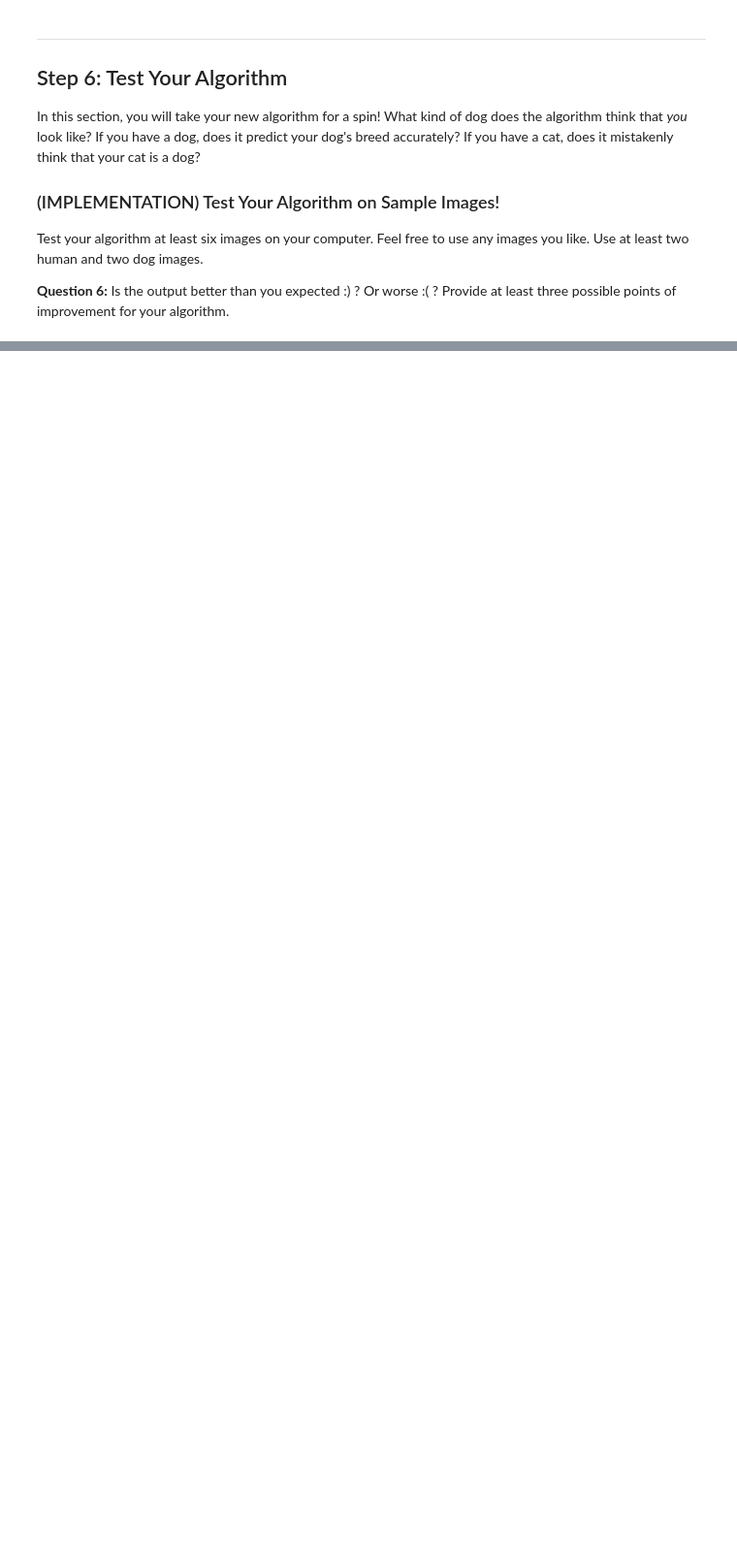
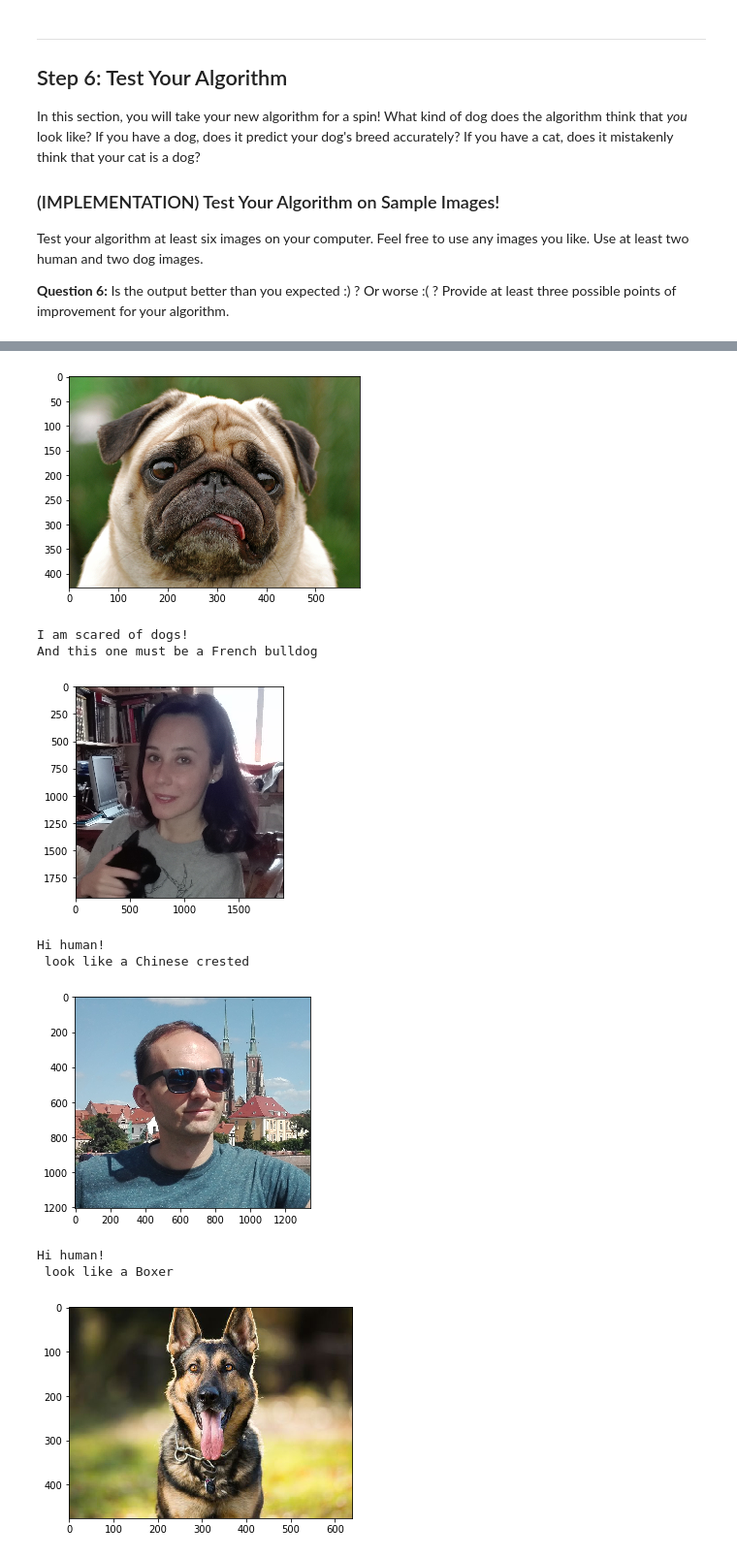
Before and after one commit to aleksandrachmurka/dog-classifier, a Jupyter notebook: dog_app.ipynb, the cells around one changed output, grey strips where cells are left out. Shown at 97% size. Drawn from its saved outputs; the diff is of its cells as text; code cells hidden in the pictures; blank space fills up the shorter version.

```diff
--- a/dog_app.ipynb
+++ b/dog_app.ipynb
@@ -618,3 +685,8 @@ optimizer_transfer = None
+# %%
+import torch.optim as optim
+
+criterion_transfer = nn.CrossEntropyLoss()
+optimizer_transfer = optim.SGD(model_transfer.classifier.parameters(), lr=0.001)
 # %% [markdown]
 ### (IMPLEMENTATION) Train and Validate the Model
 
@@ -633,0 +721,5 @@ test(loaders_transfer, model_transfer, criterion_transfer, use_cuda)
+# %%
+# load the model that got the best validation accuracy (uncomment the line below)
+loaders_transfer = {'train': train_loader , 'valid': valid_loader, 'test': test_loader}
+model_transfer.load_state_dict(torch.load('model_transfer.pt'))
+test(loaders_transfer, model_transfer, criterion_transfer, use_cuda)
@@ -638,13 +735,30 @@ Write a function that takes an image path as input and returns the dog breed (`A
 # %%
 ### TODO: Write a function that takes a path to an image as input
 ### and returns the dog breed that is predicted by the model.
+from torchvision import transforms
+from PIL import Image
+from PIL import ImageFile
+ImageFile.LOAD_TRUNCATED_IMAGES = True
 
 # list of class names by index, i.e. a name can be accessed like class_names[0]
-class_names = [item[4:].replace("_", " ") for item in data_transfer['train'].classes]
+class_names = [item[4:].replace("_", " ") for item in train_data.classes]
 
 def predict_breed_transfer(img_path):
     # load the image and return the predicted breed
-    return None
+
+    img = Image.open(img_path)
+    transform = transforms.Compose([transforms.Resize(224),
+                                         transforms.ToTensor(),
+                                         transforms.Normalize(mean=[0.485, 0.456, 0.406],
+                                                              std=[0.229, 0.224, 0.225])])
+    img_transformed = transform(img)
+    img_transformed = img_transformed.unsqueeze(0)
+    img_transformed = Variable(img_transformed)
+
+    prediction = model_transfer(img_transformed)
+    prediction = prediction.data.numpy().argmax()
+
+    return class_names[prediction]
 # %% [markdown]
 ---
 <a id='step5'></a>
@@ -669,6 +783,16 @@ Some sample output for our algorithm is provided below, but feel free to design
 
 def run_app(img_path):
     ## handle cases for a human face, dog, and neither
+    prediction = predict_breed_transfer(img_path)
+    img = Image.open(img_path)
+    plt.imshow(img)
+    plt.show()
+    if dog_detector(img_path):
+        print("I am scared of dogs!\nAnd this one must be a {0}".format(prediction))
+    elif face_detector(img_path):
+        print("Hi human!\n You look like a {0}".format(prediction))
+    else:
+        print("")
 # %% [markdown]
 ---
 <a id='step6'></a>
@@ -693,0 +841,15 @@ for file in np.hstack((human_files[:3], dog_files[:3])):
+# %%
+my_images = np.array(glob("images/my_images/*"))
+for file in np.hstack(my_images):
+    run_app(file)
+# %% [output]
+[figure, added]
+I am scared of dogs!
+And this one must be a French bulldog
+[figure, added]
+Hi human!
+ look like a Chinese crested
+[figure, added]
+Hi human!
+ look like a Boxer
+[figure, added]
```
Also changed, not shown: parts of 22 cells of this notebook.
